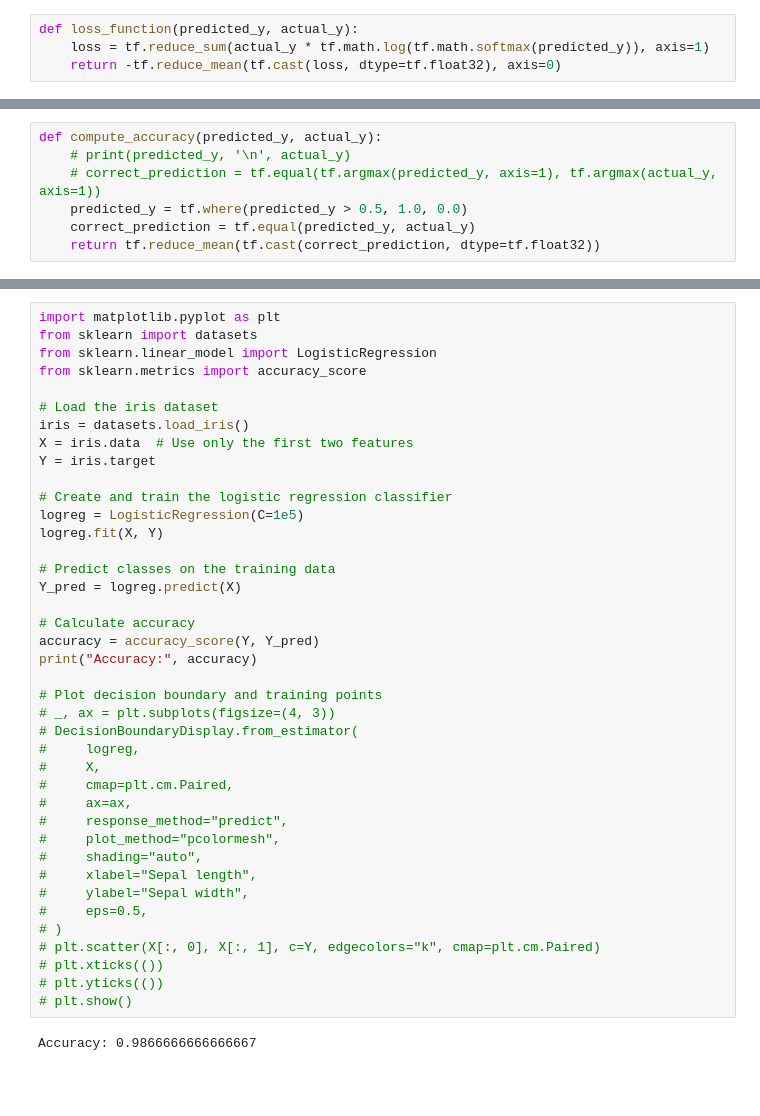
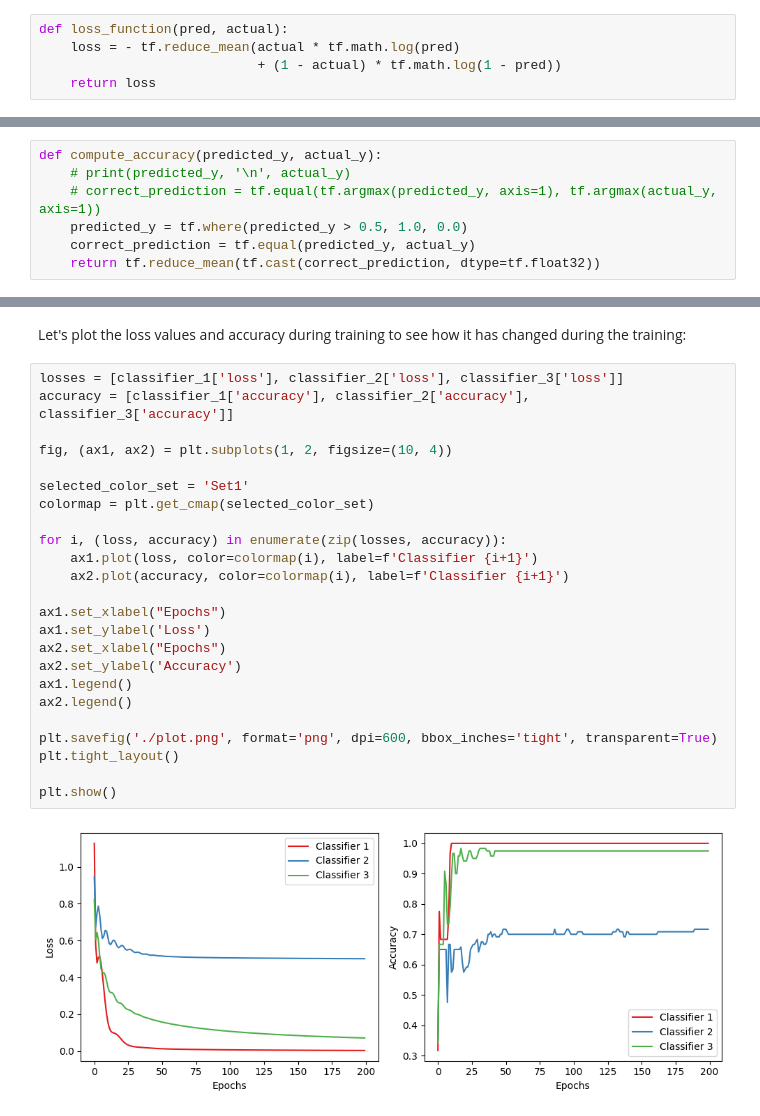
Before and after one commit to MehdiShahbazi/Logistic-Regression-TensorFlow-OvR, a Jupyter notebook: Logistic_Regression.ipynb, the cells around one changed output, grey strips where cells are left out. Drawn from its saved outputs; the diff is of its cells as text; blank space fills up the shorter version.

```diff
--- a/Logistic_Regression.ipynb
+++ b/Logistic_Regression.ipynb
@@ -82,8 +81,9 @@ We start by defining the loss function. Since we want to solve a classification
 </html>
 
 <h3>Loss Function</h3>
-# %%
-def loss_function(predicted_y, actual_y):
-    loss = tf.reduce_sum(actual_y * tf.math.log(tf.math.softmax(predicted_y)), axis=1)
-    return -tf.reduce_mean(tf.cast(loss, dtype=tf.float32), axis=0)
+# %%
+def loss_function(pred, actual):
+    loss = - tf.reduce_mean(actual * tf.math.log(pred)
+                            + (1 - actual) * tf.math.log(1 - pred))
+    return loss
 # %% [markdown]
@@ -456,42 +252,28 @@ Intercept of the decision boundary: [-0.3734978]
-# %%
-import matplotlib.pyplot as plt
-from sklearn import datasets
-from sklearn.linear_model import LogisticRegression
-from sklearn.metrics import accuracy_score
-
-# Load the iris dataset
-iris = datasets.load_iris()
-X = iris.data  # Use only the first two features
-Y = iris.target
-
-# Create and train the logistic regression classifier
-logreg = LogisticRegression(C=1e5)
-logreg.fit(X, Y)
-
-# Predict classes on the training data
-Y_pred = logreg.predict(X)
-
-# Calculate accuracy
-accuracy = accuracy_score(Y, Y_pred)
-print("Accuracy:", accuracy)
-
-# Plot decision boundary and training points
-# _, ax = plt.subplots(figsize=(4, 3))
-# DecisionBoundaryDisplay.from_estimator(
-#     logreg,
-#     X,
-#     cmap=plt.cm.Paired,
-#     ax=ax,
-#     response_method="predict",
-#     plot_method="pcolormesh",
-#     shading="auto",
-#     xlabel="Sepal length",
-#     ylabel="Sepal width",
-#     eps=0.5,
-# )
-# plt.scatter(X[:, 0], X[:, 1], c=Y, edgecolors="k", cmap=plt.cm.Paired)
-# plt.xticks(())
-# plt.yticks(())
-# plt.show()
-# %% [output]
-Accuracy: 0.9866666666666667
+# %% [markdown]
+Let's plot the loss values and accuracy during training to see how it has changed during the training:
+# %%
+losses = [classifier_1['loss'], classifier_2['loss'], classifier_3['loss']]
+accuracy = [classifier_1['accuracy'], classifier_2['accuracy'], classifier_3['accuracy']]
+
+fig, (ax1, ax2) = plt.subplots(1, 2, figsize=(10, 4))
+
+selected_color_set = 'Set1'
+colormap = plt.get_cmap(selected_color_set)
+
+for i, (loss, accuracy) in enumerate(zip(losses, accuracy)):
+    ax1.plot(loss, color=colormap(i), label=f'Classifier {i+1}')
+    ax2.plot(accuracy, color=colormap(i), label=f'Classifier {i+1}')
+
+ax1.set_xlabel("Epochs")
+ax1.set_ylabel('Loss')
+ax2.set_xlabel("Epochs")
+ax2.set_ylabel('Accuracy')
+ax1.legend()
+ax2.legend()
+
+plt.savefig('./plot.png', format='png', dpi=600, bbox_inches='tight', transparent=True)
+plt.tight_layout()
+
+plt.show()
+# %% [output]
+[figure, added]
```
Also changed, not shown: parts of 28 cells of this notebook, 2 other files.
